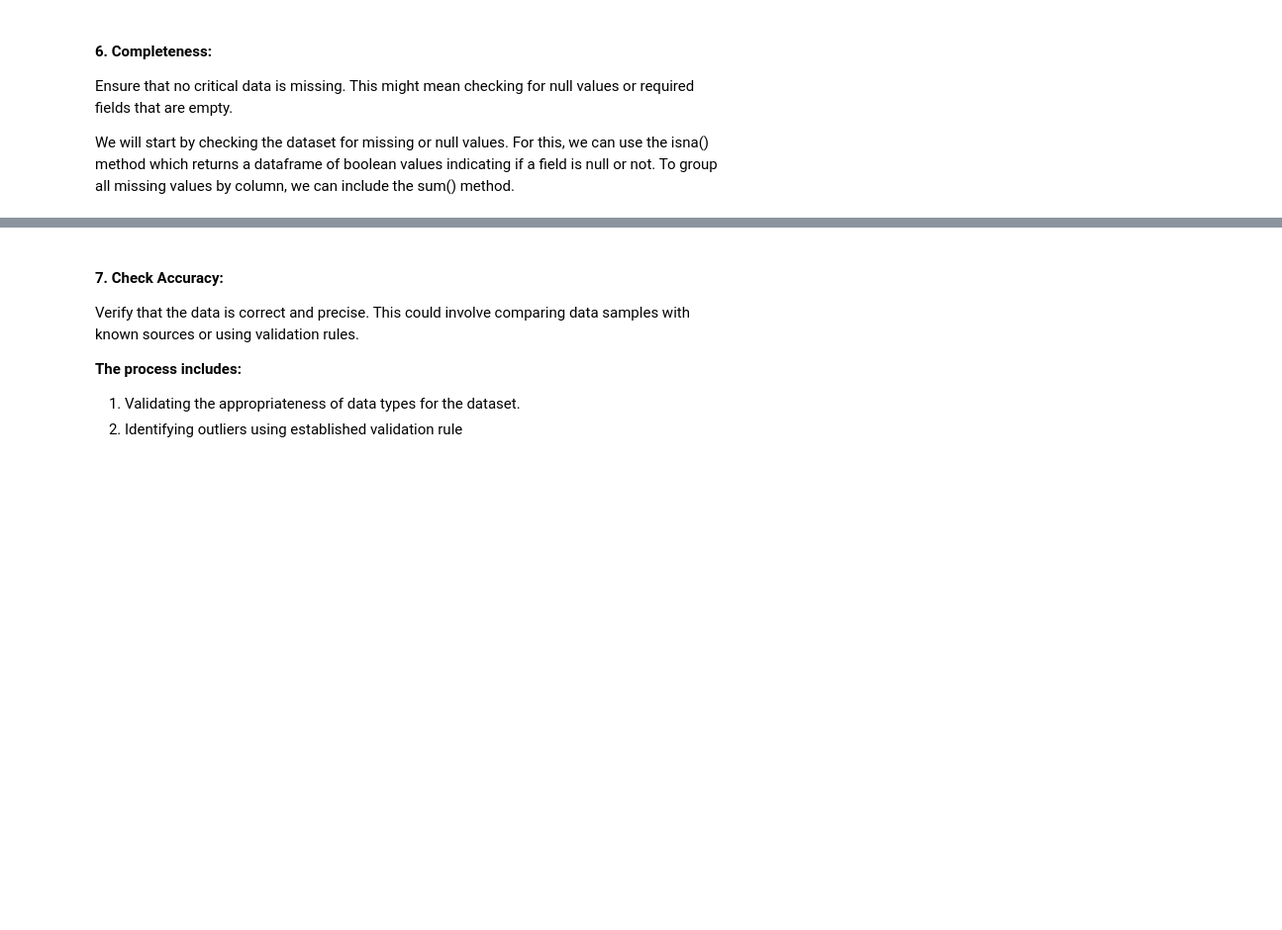
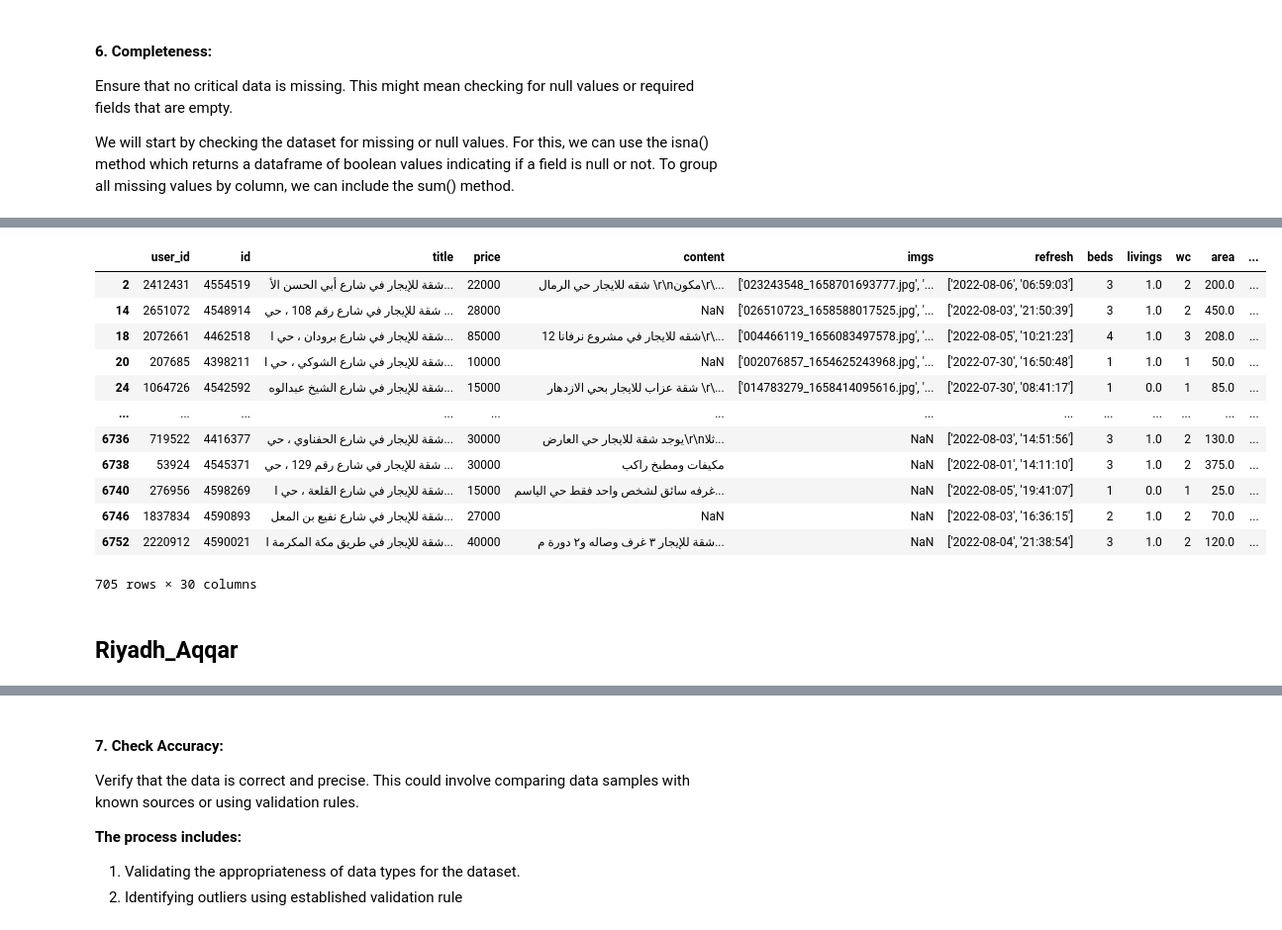
Before and after one commit to Ahmedbhassar/Usecase6-Project3, a Jupyter notebook: EDA explain template (2).ipynb, the cells around one changed output, grey strips where cells are left out. Shown at 99% size. Drawn from its saved outputs; the diff is of its cells as text; code cells hidden in the pictures; blank space fills up the shorter version.

```diff
--- a/EDA explain template (2).ipynb
+++ b/EDA explain template (2).ipynb
@@ -189,2 +361,19 @@ We will start by checking the dataset for missing or null values. For this, we c
 # %%
 # go to clean them
+realEstate[(realEstate['age'].isnull())]
+# %% [output]
+|  | user_id | id | title | price | content | imgs | refresh | beds | livings | wc | area | ... |
+| 2 | 2412431 | 4554519 | شقة للإيجار في شارع أبي الحسن الأ... | 22000 | شقه للايجار حي الرمال \r\nمكون\r\... | ['023243548_1658701693777.jpg', '... | ['2022-08-06', '06:59:03'] | 3 | 1.0 | 2 | 200.0 | ... |
+| 14 | 2651072 | 4548914 | شقة للإيجار في شارع رقم 108 ، حي ... | 28000 | NaN | ['026510723_1658588017525.jpg', '... | ['2022-08-03', '21:50:39'] | 3 | 1.0 | 2 | 450.0 | ... |
+| 18 | 2072661 | 4462518 | شقة للإيجار في شارع برودان ، حي ا... | 85000 | شقه للايجار في مشروع نرفانا 12\r\... | ['004466119_1656083497578.jpg', '... | ['2022-08-05', '10:21:23'] | 4 | 1.0 | 3 | 208.0 | ... |
+| 20 | 207685 | 4398211 | شقة للإيجار في شارع الشوكي ، حي ا... | 10000 | NaN | ['002076857_1654625243968.jpg', '... | ['2022-07-30', '16:50:48'] | 1 | 1.0 | 1 | 50.0 | ... |
+| 24 | 1064726 | 4542592 | شقة للإيجار في شارع الشيخ عبدالوه... | 15000 | شقة عزاب للايجار بحي الازدهار \r\... | ['014783279_1658414095616.jpg', '... | ['2022-07-30', '08:41:17'] | 1 | 0.0 | 1 | 85.0 | ... |
+| ... | ... | ... | ... | ... | ... | ... | ... | ... | ... | ... | ... | ... |
+| 6736 | 719522 | 4416377 | شقة للإيجار في شارع الحفناوي ، حي... | 30000 | يوجد شقة للايجار حي العارض\r\nثلا... | NaN | ['2022-08-03', '14:51:56'] | 3 | 1.0 | 2 | 130.0 | ... |
+| 6738 | 53924 | 4545371 | شقة للإيجار في شارع رقم 129 ، حي ... | 30000 | مكيفات ومطبخ راكب | NaN | ['2022-08-01', '14:11:10'] | 3 | 1.0 | 2 | 375.0 | ... |
+| 6740 | 276956 | 4598269 | شقة للإيجار في شارع القلعة ، حي ا... | 15000 | غرفه سائق لشخص واحد فقط حي الياسم... | NaN | ['2022-08-05', '19:41:07'] | 1 | 0.0 | 1 | 25.0 | ... |
+| 6746 | 1837834 | 4590893 | شقة للإيجار في شارع نفيع بن المعل... | 27000 | NaN | NaN | ['2022-08-03', '16:36:15'] | 2 | 1.0 | 2 | 70.0 | ... |
+| 6752 | 2220912 | 4590021 | شقة للإيجار في طريق مكة المكرمة ا... | 40000 | شقة للإيجار ٣ غرف وصاله و٢ دورة م... | NaN | ['2022-08-04', '21:38:54'] | 3 | 1.0 | 2 | 120.0 | ... |
+705 rows × 30 columns
+# %% [markdown]
+## Riyadh_Aqqar
```
Also changed, not shown: parts of 54 cells of this notebook.
